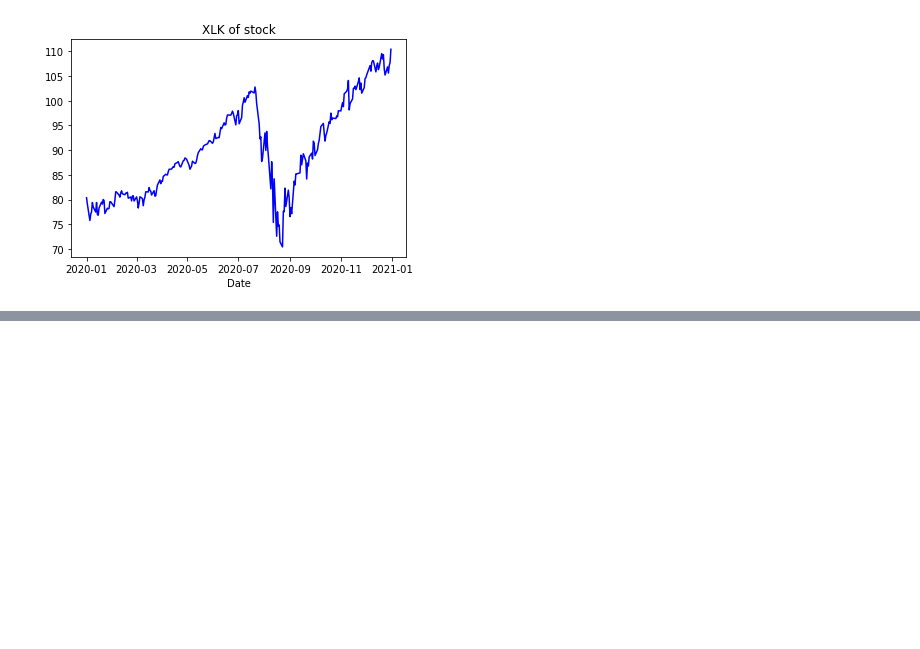
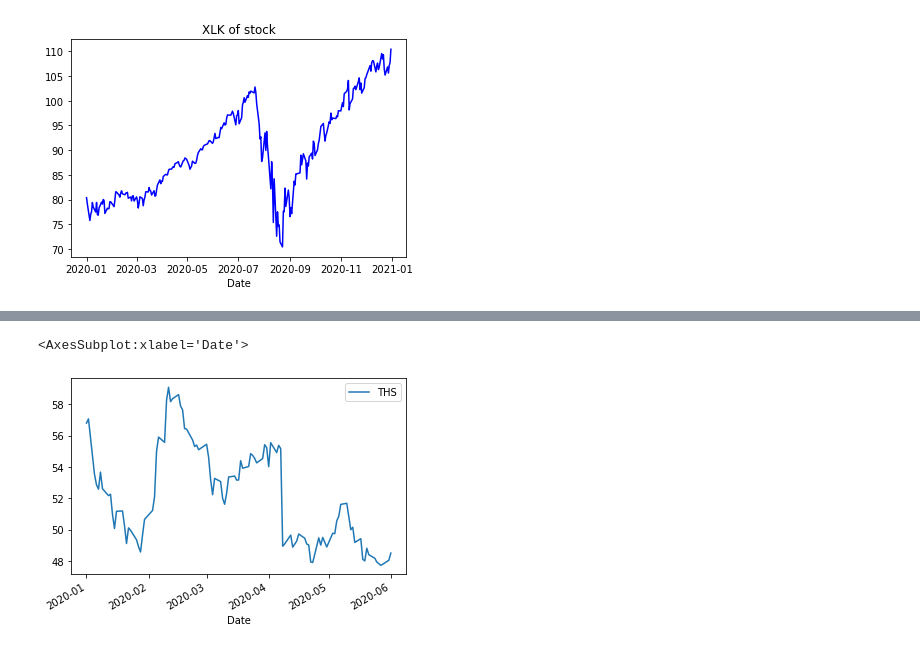
Before and after one commit to Dinorobie/stocks-covid, a Jupyter notebook: stock_+.ipynb, the cells around one changed output, grey strips where cells are left out. Cells and saved outputs as stored; diff of their text form; code cells hidden in the pictures; blank space fills up the shorter version.

```diff
--- a/stock_+.ipynb
+++ b/stock_+.ipynb
@@ -238,0 +333,5 @@ Text(0.5, 0, 'Date')
+# %%
+new_df.plot.line(x = "Date", y = "THS")
+# %% [output]
+<AxesSubplot:xlabel='Date'>
+[figure, added]
```
Also changed, not shown: parts of 10 cells of this notebook, 1 other file.
